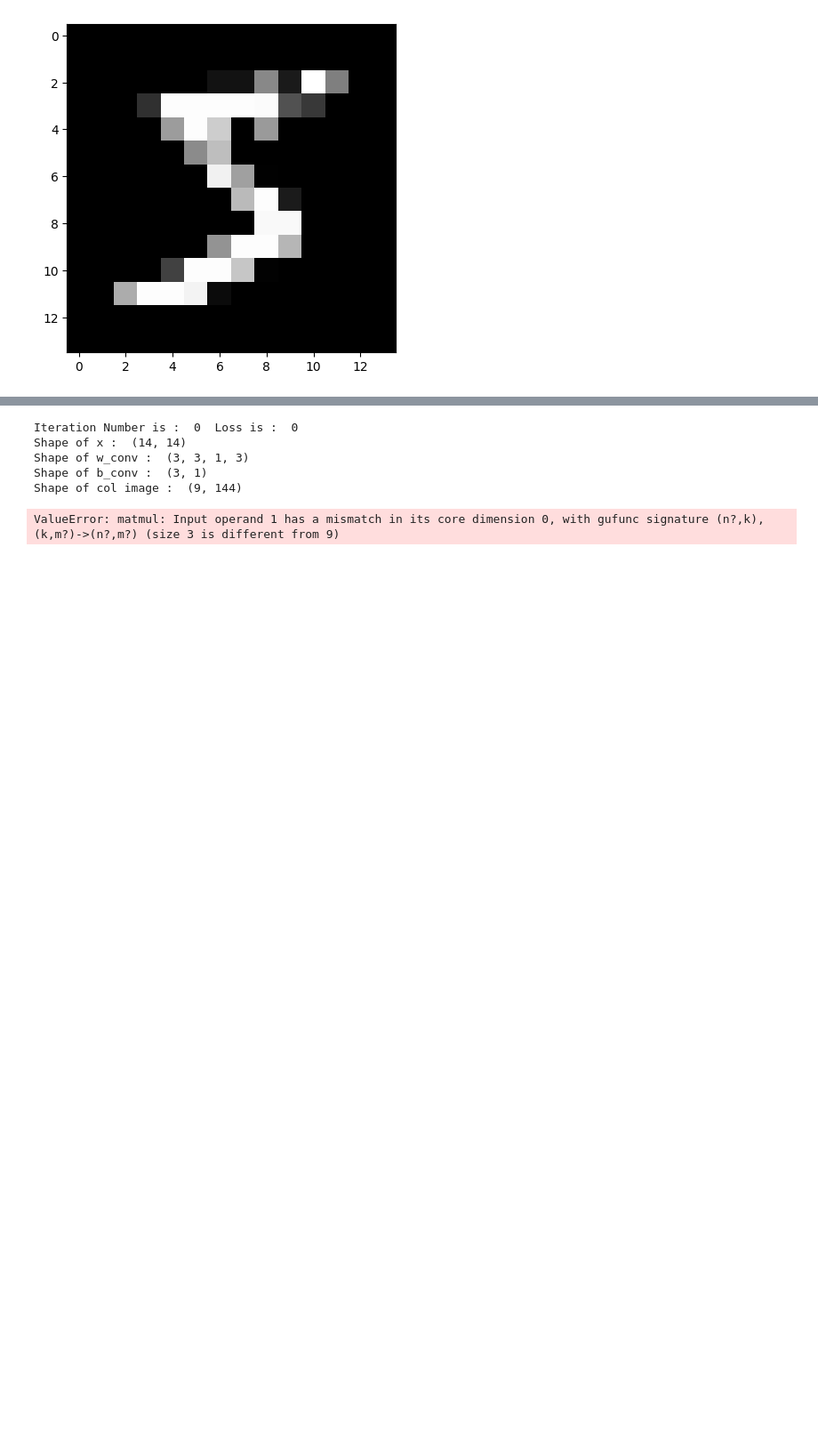
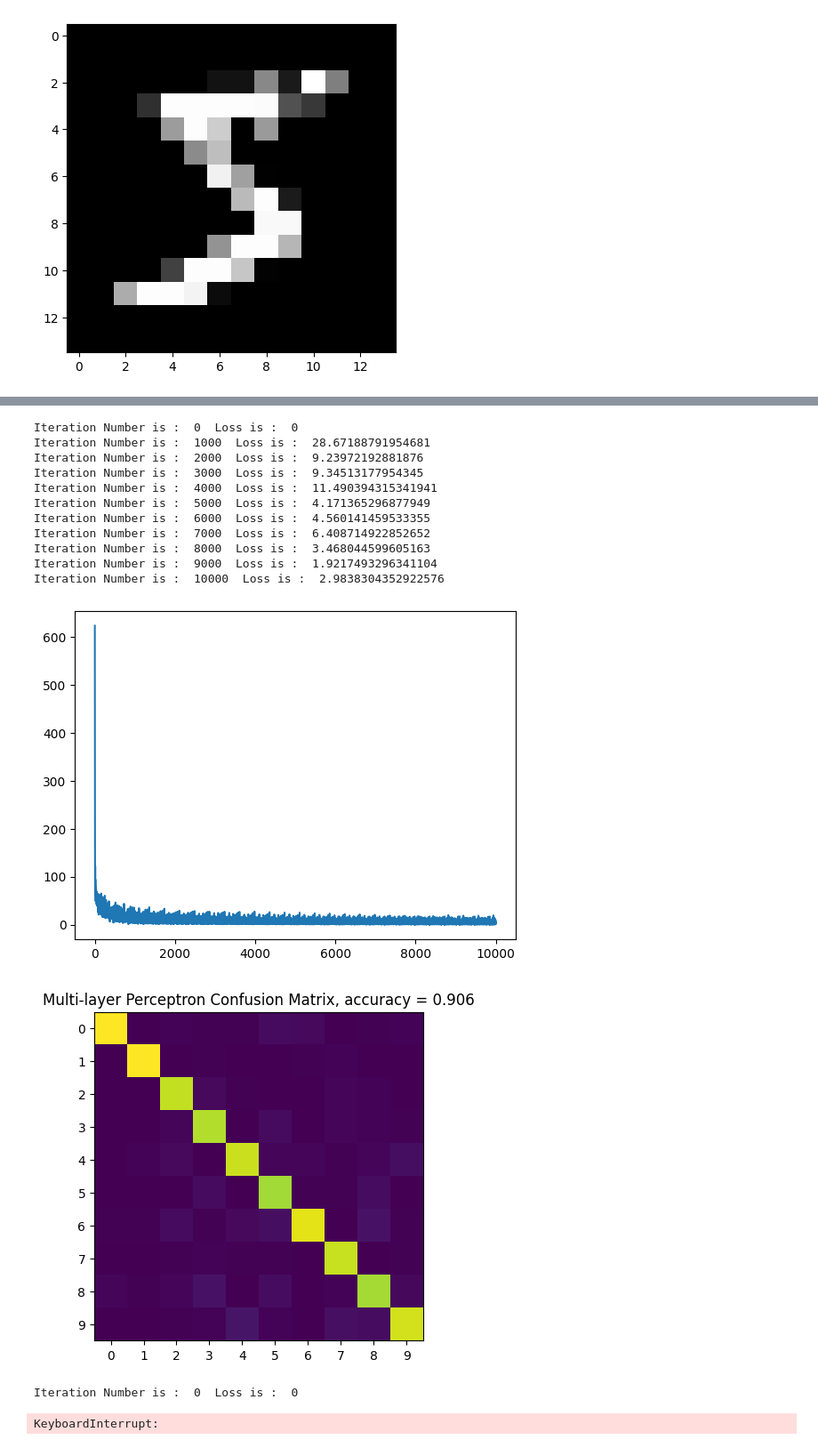
Before and after one commit to mohitydv09/computer_vision, a Jupyter notebook: hw4/cnn.ipynb, the cells around one changed output, grey strips where cells are left out. Shown at 89% size. Cells and saved outputs as stored; diff of their text form; code cells hidden in the pictures; blank space fills up the shorter version.

```diff
--- a/hw4/cnn.ipynb
+++ b/hw4/cnn.ipynb
@@ -422,16 +486,25 @@ def train_cnn(mini_batch_x, mini_batch_y):
 # %%
 if __name__ == '__main__':
     # main_slp_linear()
     # main_slp()
-    # main_mlp()
+    main_mlp()
     main_cnn()
 # %% [output]
 Iteration Number is :  0  Loss is :  0
-Shape of x :  (14, 14)
-Shape of w_conv :  (3, 3, 1, 3)
-Shape of b_conv :  (3, 1)
-Shape of col image :  (9, 144)
+Iteration Number is :  1000  Loss is :  28.67188791954681
+Iteration Number is :  2000  Loss is :  9.23972192881876
+Iteration Number is :  3000  Loss is :  9.34513177954345
+Iteration Number is :  4000  Loss is :  11.490394315341941
+Iteration Number is :  5000  Loss is :  4.171365296877949
+Iteration Number is :  6000  Loss is :  4.560141459533355
+Iteration Number is :  7000  Loss is :  6.408714922852652
+Iteration Number is :  8000  Loss is :  3.468044599605163
+Iteration Number is :  9000  Loss is :  1.9217493296341104
+Iteration Number is :  10000  Loss is :  2.9838304352922576
+[figure, added]
+[figure, added]
-ValueError: matmul: Input operand 1 has a mismatch in its core dimension 0, with gufunc signature (n?,k),(k,m?)->(n?,m?) (size 3 is different from 9)
+Iteration Number is :  0  Loss is :  0
+KeyboardInterrupt:
 # %%
 import scipy.io as sio
 import matplotlib.pyplot as plt
```
Also changed, not shown: parts of 14 cells of this notebook, 2 other files.
